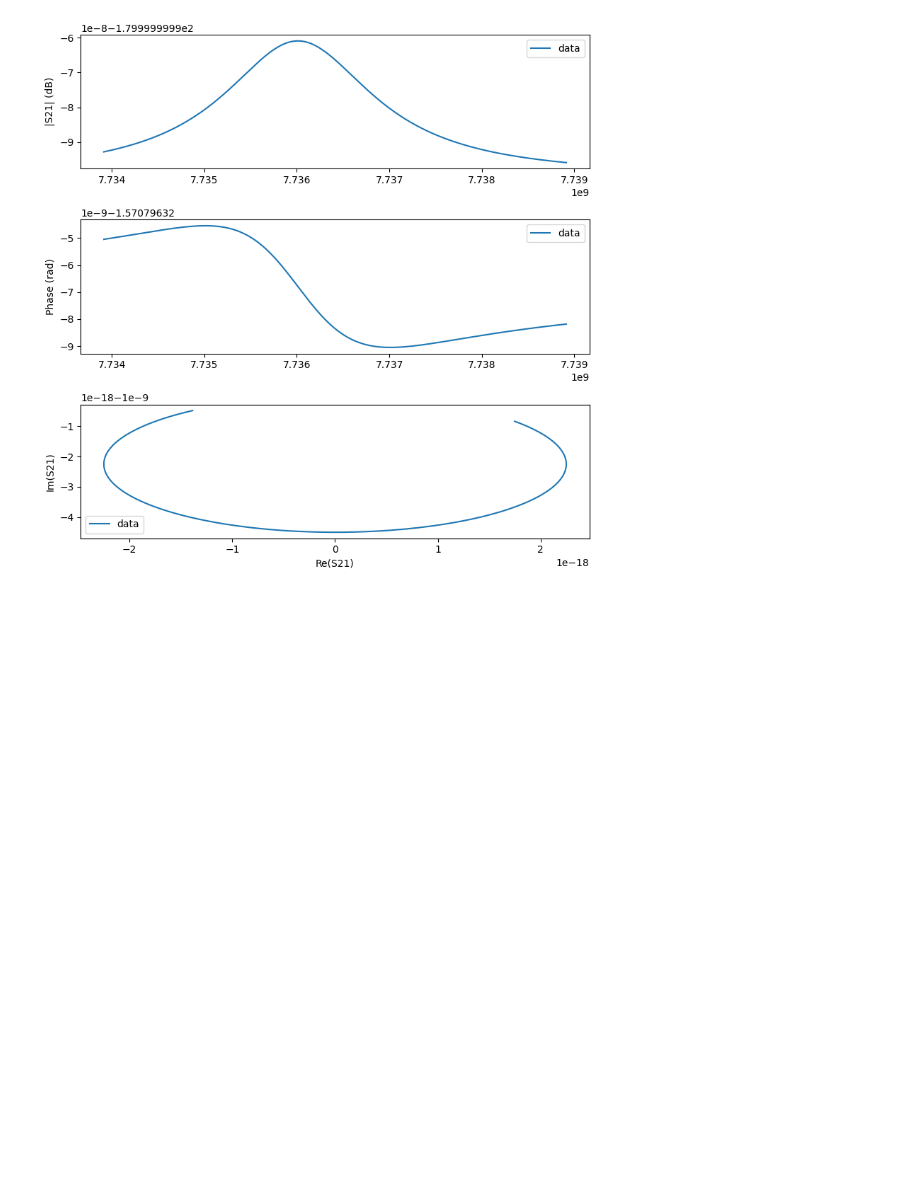
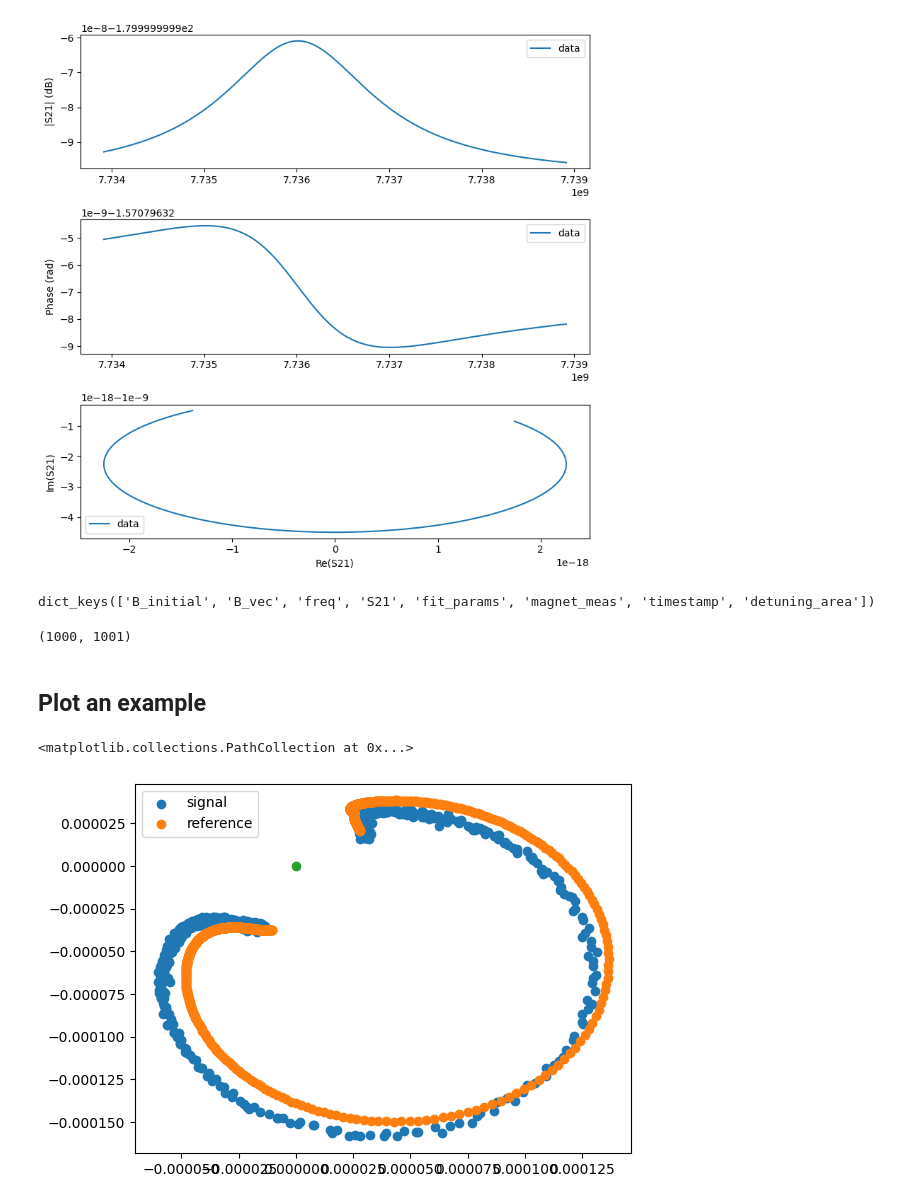
Before and after one commit to leonmyk/Spectroscopy_Hamiltonian_fitter-, a Jupyter notebook: plotting.ipynb, the cells around one changed output. Cells and saved outputs as stored; diff of their text form; code cells hidden in the pictures; blank space fills up the shorter version.

Commit message:
added magnet data

```diff
--- a/plotting.ipynb
+++ b/plotting.ipynb
@@ -2027,3 +2029,25 @@ fit = fit_func(freq, *fit_params)
 fitter.plot(freq[0],simu_sig)
 # %% [output]
 [figure]
+# %%
+dirpath = 'magnet_drift_data/20260506184340_check_drift_0.16mT.hdf5'
+signal = load_h5_to_dic(dirpath)[0]
+signal.keys()
+# %% [output]
+dict_keys(['B_initial', 'B_vec', 'freq', 'S21', 'fit_params', 'magnet_meas', 'timestamp', 'detuning_area'])
+# %%
+signal['S21'].shape
+#[ietration,freqs]
+# %% [output]
+(1000, 1001)
+# %% [markdown]
+## Plot an example
+# %%
+plt.scatter(np.real(signal['S21'][50]),np.imag(signal['S21'][50]),label = 'signal')
+plt.scatter(np.real(signal['S21'].mean(0)),np.imag(signal['S21'].mean(0)),label = 'reference')
+plt.legend()
+
+plt.scatter([0],[0])
+# %% [output]
+<matplotlib.collections.PathCollection at 0x...>
+[figure, added]
```
Also changed, not shown: parts of 8 cells of this notebook.
